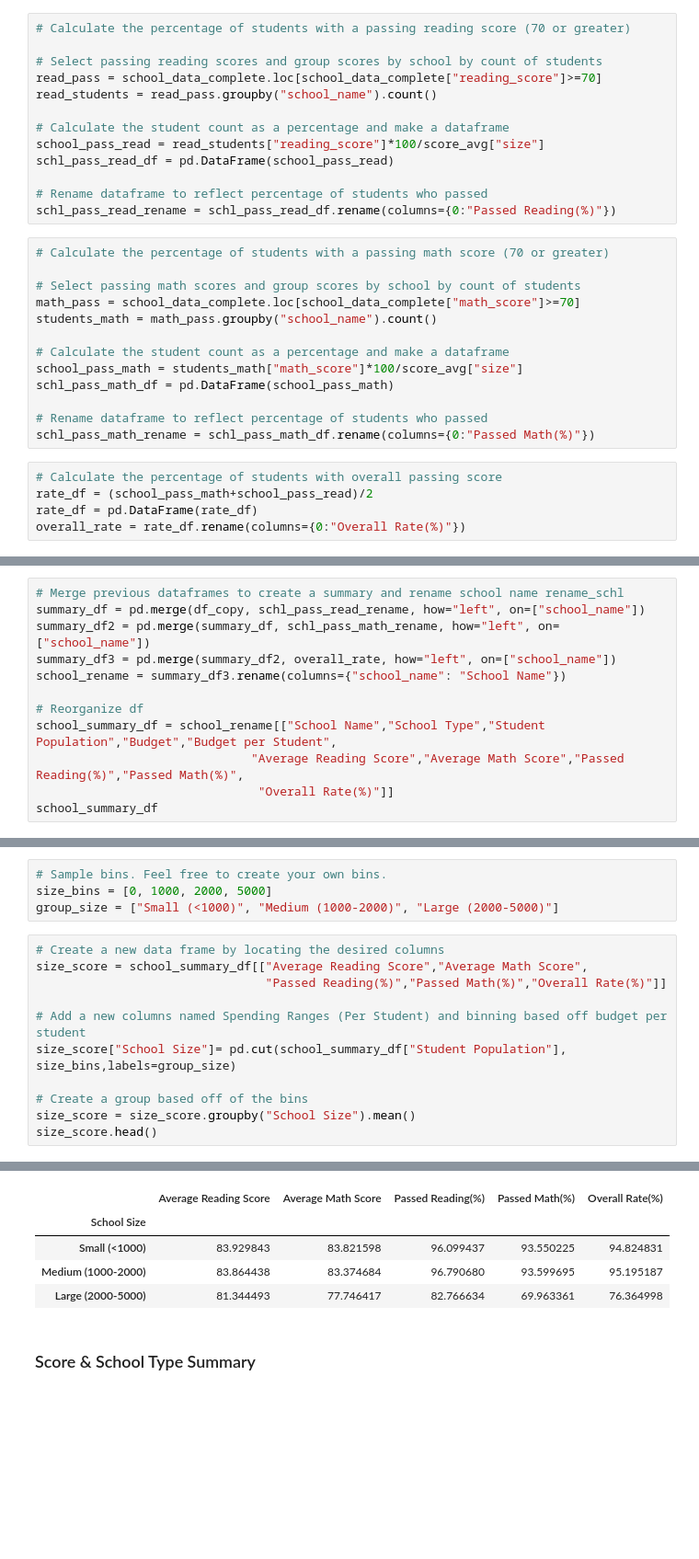
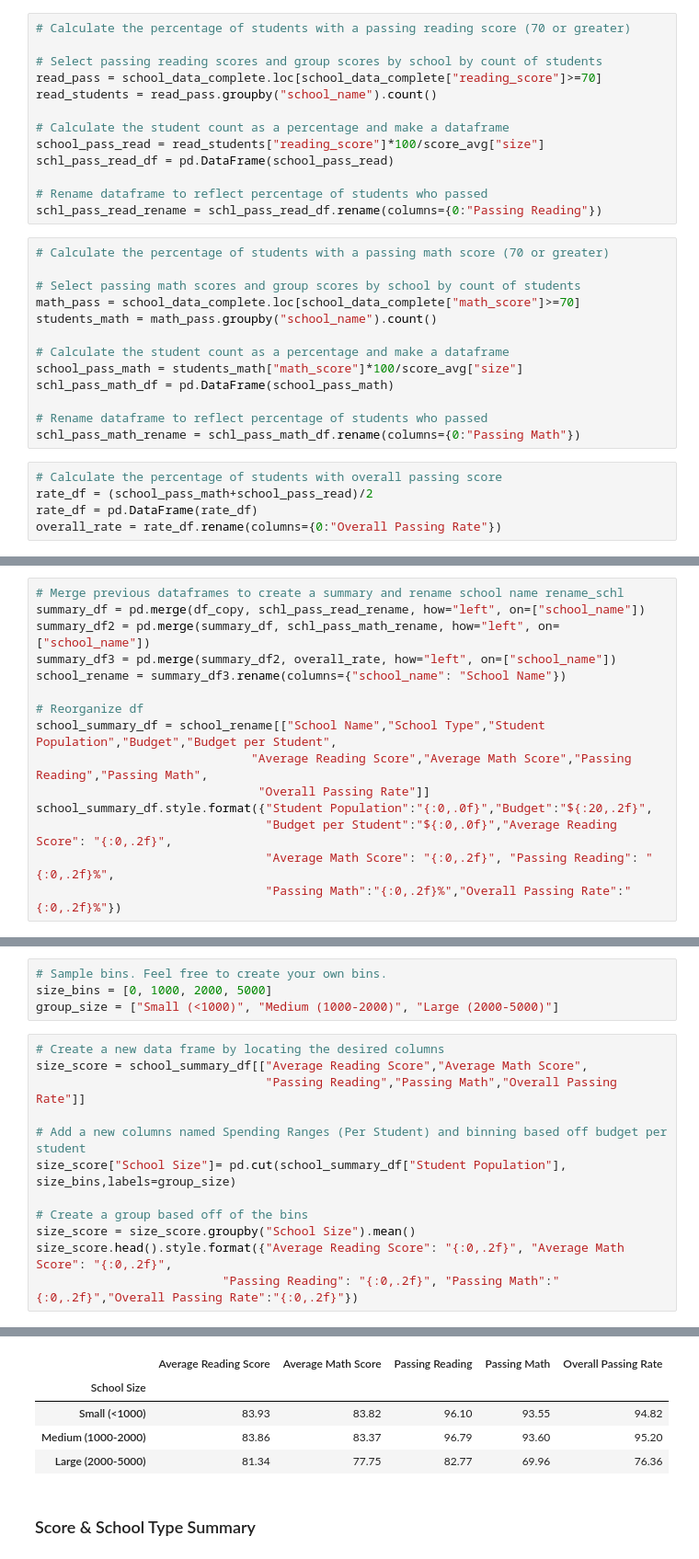
Before and after one commit to Tam-ala/Game-and-School-Stats-with-Pandas, a Jupyter notebook: PyCitySchools/PyCitySchools_Complete.ipynb, the cells around one changed output, grey strips where cells are left out. Shown at 92% size. Cells and saved outputs as stored; diff of their text form; blank space fills up the shorter version.

```diff
--- a/PyCitySchools/PyCitySchools_Complete.ipynb
+++ b/PyCitySchools/PyCitySchools_Complete.ipynb
@@ -198,7 +201,7 @@ school_pass_read = read_students["reading_score"]*100/score_avg["size"]
 schl_pass_read_df = pd.DataFrame(school_pass_read)
 
 # Rename dataframe to reflect percentage of students who passed
-schl_pass_read_rename = schl_pass_read_df.rename(columns={0:"Passed Reading(%)"})
+schl_pass_read_rename = schl_pass_read_df.rename(columns={0:"Passing Reading"})
 # %%
 # Calculate the percentage of students with a passing math score (70 or greater)
 
@@ -211,12 +214,12 @@ school_pass_math = students_math["math_score"]*100/score_avg["size"]
 schl_pass_math_df = pd.DataFrame(school_pass_math)
 
 # Rename dataframe to reflect percentage of students who passed
-schl_pass_math_rename = schl_pass_math_df.rename(columns={0:"Passed Math(%)"})
+schl_pass_math_rename = schl_pass_math_df.rename(columns={0:"Passing Math"})
 # %%
 # Calculate the percentage of students with overall passing score
 rate_df = (school_pass_math+school_pass_read)/2
 rate_df = pd.DataFrame(rate_df)
-overall_rate = rate_df.rename(columns={0:"Overall Rate(%)"})
+overall_rate = rate_df.rename(columns={0:"Overall Passing Rate"})
 # %% [markdown]
 ### School Summary DataFrame
 # %%
@@ -228,8 +231,11 @@ school_rename = summary_df3.rename(columns={"school_name": "School Name"})
 
 # Reorganize df
 school_summary_df = school_rename[["School Name","School Type","Student Population","Budget","Budget per Student",
-                              "Average Reading Score","Average Math Score","Passed Reading(%)","Passed Math(%)",
-                               "Overall Rate(%)"]]
-school_summary_df
+                              "Average Reading Score","Average Math Score","Passing Reading","Passing Math",
+                               "Overall Passing Rate"]]
+school_summary_df.style.format({"Student Population":"{:0,.0f}","Budget":"${:20,.2f}",
+                                "Budget per Student":"${:0,.0f}","Average Reading Score": "{:0,.2f}",
+                                "Average Math Score": "{:0,.2f}", "Passing Reading": "{:0,.2f}%",
+                                "Passing Math":"{:0,.2f}%","Overall Passing Rate":"{:0,.2f}%"})
 # %% [output]
 |  | School Name | School Type | Student Population | Budget | Budget per Student | Average Reading Score | ... |
@@ -424,24 +432,25 @@ group_size = ["Small (<1000)", "Medium (1000-2000)", "Large (2000-5000)"]
 # %%
 # Create a new data frame by locating the desired columns
 size_score = school_summary_df[["Average Reading Score","Average Math Score",
-                                "Passed Reading(%)","Passed Math(%)","Overall Rate(%)"]]
+                                "Passing Reading","Passing Math","Overall Passing Rate"]]
 
 # Add a new columns named Spending Ranges (Per Student) and binning based off budget per student
 size_score["School Size"]= pd.cut(school_summary_df["Student Population"], size_bins,labels=group_size)
 
 # Create a group based off of the bins
 size_score = size_score.groupby("School Size").mean()
-size_score.head()
+size_score.head().style.format({"Average Reading Score": "{:0,.2f}", "Average Math Score": "{:0,.2f}",
+                          "Passing Reading": "{:0,.2f}", "Passing Math":"{:0,.2f}","Overall Passing Rate":"{:0,.2f}"})
 # %% [output]
 A value is trying to be set on a copy of a slice from a DataFrame.
 Try using .loc[row_indexer,col_indexer] = value instead
 
 See the caveats in the documentation: https://pandas.pydata.org/pandas-docs/stable/user_guide/indexing.html#returning-a-view-versus-a-copy
-|  | Average Reading Score | Average Math Score | Passed Reading(%) | Passed Math(%) | Overall Rate(%) |
+|  | Average Reading Score | Average Math Score | Passing Reading | Passing Math | Overall Passing Rate |
 | School Size |  |  |  |  |  |
-| Small (<1000) | 83.929843 | 83.821598 | 96.099437 | 93.550225 | 94.824831 |
-| Medium (1000-2000) | 83.864438 | 83.374684 | 96.790680 | 93.599695 | 95.195187 |
-| Large (2000-5000) | 81.344493 | 77.746417 | 82.766634 | 69.963361 | 76.364998 |
+| Small (<1000) | 83.93 | 83.82 | 96.10 | 93.55 | 94.82 |
+| Medium (1000-2000) | 83.86 | 83.37 | 96.79 | 93.60 | 95.20 |
+| Large (2000-5000) | 81.34 | 77.75 | 82.77 | 69.96 | 76.36 |
 # %% [markdown]
 ### Score & School Type Summary
 # %%
```
Also changed, not shown: parts of 10 cells of this notebook.
